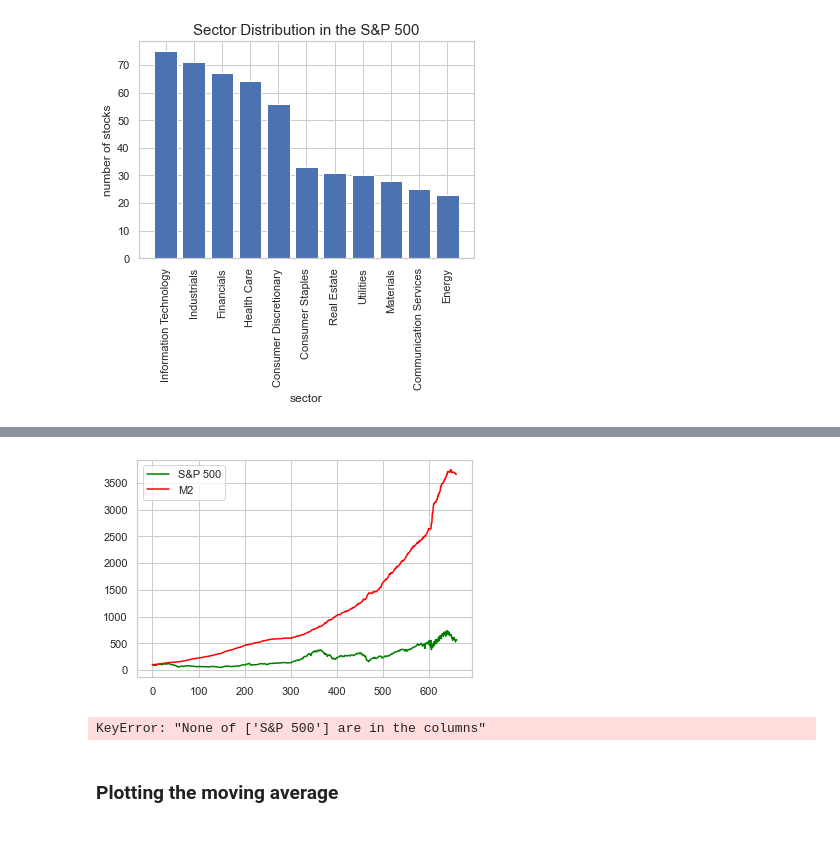
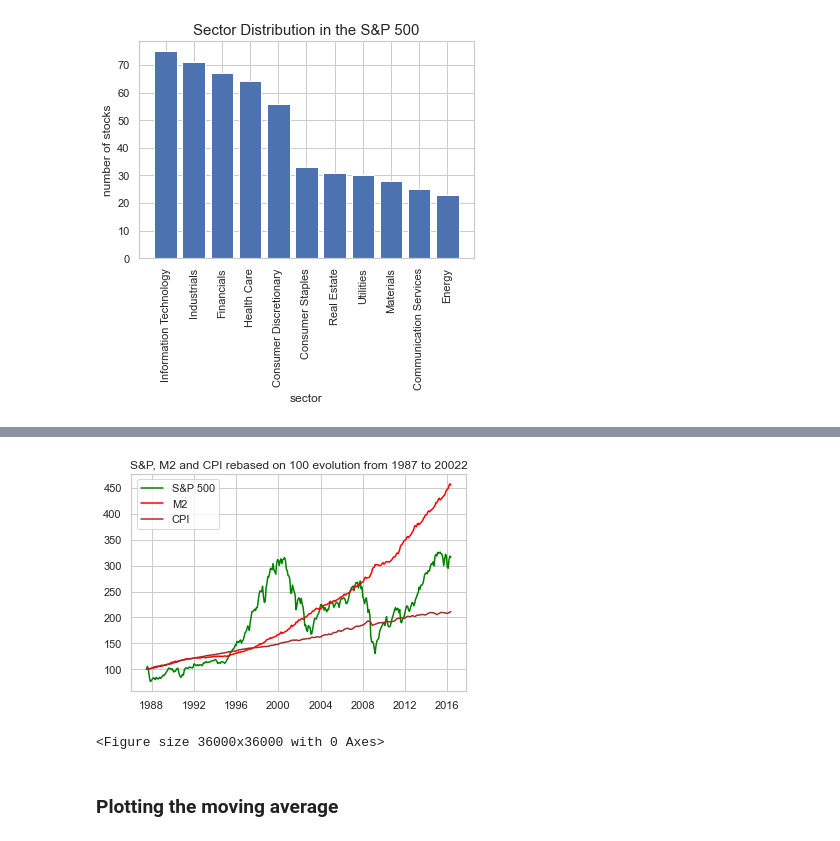
Before and after one commit to RaphHer/Project_Final_Ironhack, a Jupyter notebook: 5. Quandl Visualization .ipynb, the cells around one changed output, grey strips where cells are left out. Cells and saved outputs as stored; diff of their text form; code cells hidden in the pictures.

```diff
--- a/5. Quandl Visualization .ipynb
+++ b/5. Quandl Visualization .ipynb
@@ -214,7 +156,0 @@ def get_dsr(day, dsr):
-# %%
-#https://www.youtube.com/watch?v=JhwPt2XI9oM
-df_merged = df_merged.set_index(pd.DatetimeIndex(df_merged['Date'].values))
-DSR = df_merged['S&P 500'].pct_change(1) # computing daily simple return
-df_merged['DSR'] = DSR
-# %%
-df_merged = df_merged[1:] #remove first row
@@ -284,4 +198,6 @@ plt.show()
 # %%
-df_merged.reset_index(drop=True, inplace=True)
+df_merged = df_merged.dropna()
+df_merged.drop(['monthly_return'], axis=1, inplace = True) # to drop two unecessary columns
+df_merged =df_merged.set_index('Date')
 df_merged
 # %% [output]
@@ -301,5 +221,0 @@ df_merged
-# %%
-df_merged = df_merged.loc[1188:] # keep the rows starting in 1970
-df_merged.drop(['daily_return','DSR'], axis=1, inplace = True) # to drop two unecessary columns
-df_merged.reset_index(drop=True, inplace=True)
-df_merged
@@ -360,27 +254,15 @@ sns.lineplot(data=df_rebase_all, x="Date", y='S&P 500')
 # %%
 fig, ax = plt.subplots()
-
+plt.title('S&P, M2 and CPI rebased on 100 evolution from 1987 to 20022')
 ax.plot(df_rebase_1, color = 'green', label = 'S&P 500')
 ax.plot(df_rebase_2, color = 'red', label = 'M2')
-#ax.plot(df_rebase_3, color = 'yellow', label = 'CPI')
-#ax.plot(df_rebase_4, color = 'purple', label = 'RE Loan')
-#ax.plot(df_rebase_5, color = 'grey', label = 'Initial Claims')
-#ax.plot(df_rebase_6, color = 'brown', label = 'Revolving Credit')
-#ax.plot(df_rebase_7, color = 'black', label = 'PMI')
+ax.plot(df_rebase_3, color = 'brown', label = 'CPI')
 ax.legend(loc = 'upper left')
+plt.figure(figsize=(500, 500))
 plt.show()
 # %% [output]
-[figure, old version]
+[figure, new version]
+<Figure size 36000x36000 with 0 Axes>
-# %%
-import functools as ft
-
-df_rebased_all = [df_rebase_1, df_rebase_2, df_rebase_3 ,
-                  df_rebase_4 ,df_rebase_5 ,df_rebase_6 ,df_rebase_7]
-
-df_rebased_all = [df.set_index('S&P 500') for df in df_rebased_all] #if all index are the same this can be left out
-dfs[0].join(dfs[1:])
-# %% [output]
-KeyError: "None of ['S&P 500'] are in the columns"
 # %% [markdown]
 ### Plotting the moving average
 # %%
```
Also changed, not shown: parts of 31 cells of this notebook, 28 other files.
